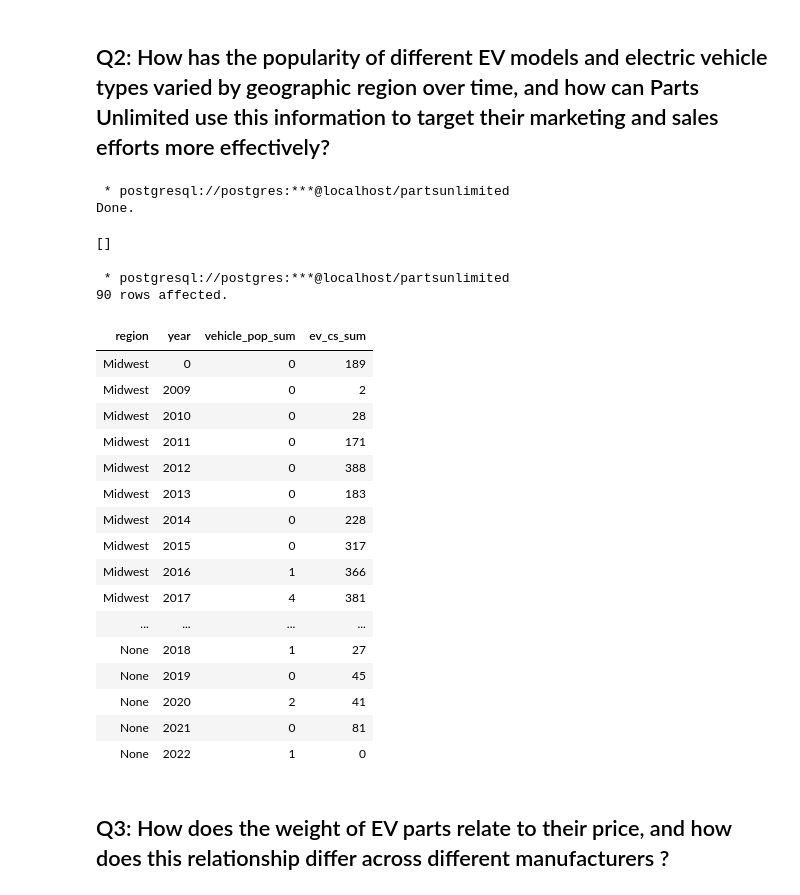
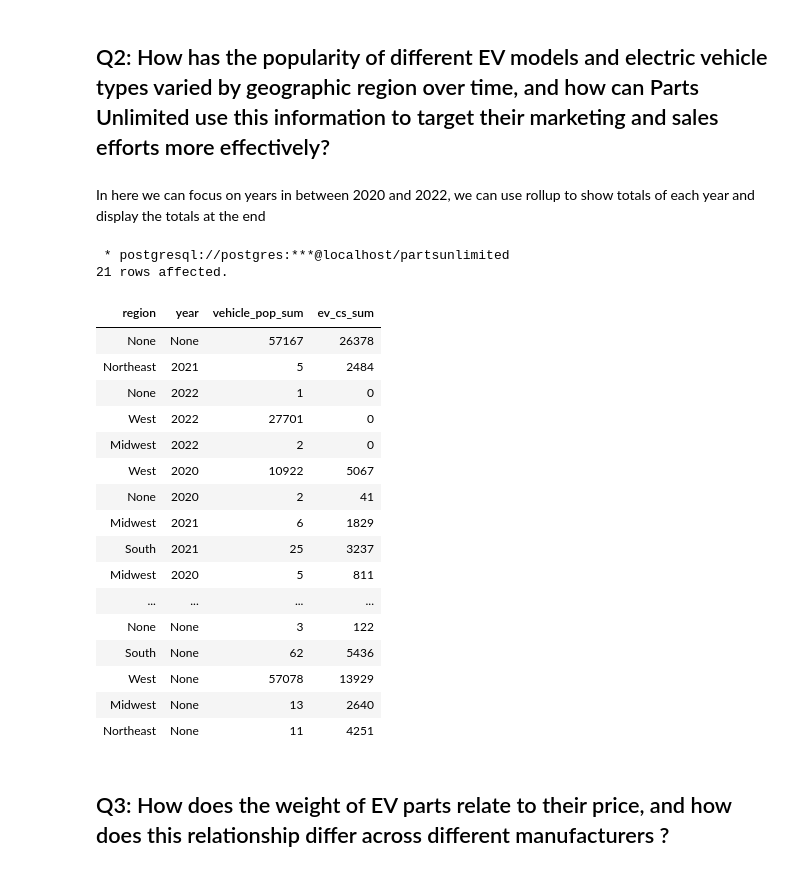
Before and after one commit to hicranA/partsUnlimitedDW, a Jupyter notebook: queries.ipynb, the cells around one changed output. Cells and saved outputs as stored; diff of their text form; code cells hidden in the pictures.

```diff
--- a/queries.ipynb
+++ b/queries.ipynb
@@ -29,45 +29,40 @@ group by l.region;
 | None | 5 | 283 |
 # %% [markdown]
 ## Q2: How has the popularity of different EV models and electric vehicle types varied by geographic region over time, and how can Parts Unlimited use this information to target their marketing and sales efforts more effectively?
-# %%
-%%sql
-
-CREATE EXTENSION tablefunc;
-# %% [output]
- * postgresql://postgres:***@localhost/partsunlimited
-Done.
-[]
+# %% [markdown]
+In here we can focus on years in between 2020 and 2022, we can use rollup to show totals of each year and display the totals at the end
 # %%
 %%sql
-SELECT l.region,d.year,
+SELECT l.region, d.year,
 SUM(ef.vehicle_pop_quantity) AS vehicle_pop_sum,
 SUM(ef.ev_cs_quantity) AS ev_cs_sum
 FROM ev_charginging_facts ef
 JOIN ev_car_populaion ep ON ef.ev_car_pop_id = ep.ev_car_pop_id
 JOIN ev_charging_stations ecs ON ef.ev_cs_dim_id = ecs.ev_cs_dim_id
 JOIN location_dim l ON ef.location_id = l.location_id
 JOIN date_dim d ON ef.date_id = d.date_id
-group by l.region, d.year;
+WHERE d.year BETWEEN 2020 AND 2022
+GROUP BY ROLLUP(l.region, d.year);
 # %% [output]
  * postgresql://postgres:***@localhost/partsunlimited
-90 rows affected.
+21 rows affected.
 | region | year | vehicle_pop_sum | ev_cs_sum |
-| Midwest | 0 | 0 | 189 |
-| Midwest | 2009 | 0 | 2 |
-| Midwest | 2010 | 0 | 28 |
-| Midwest | 2011 | 0 | 171 |
-| Midwest | 2012 | 0 | 388 |
-| Midwest | 2013 | 0 | 183 |
-| Midwest | 2014 | 0 | 228 |
-| Midwest | 2015 | 0 | 317 |
-| Midwest | 2016 | 1 | 366 |
-| Midwest | 2017 | 4 | 381 |
+| None | None | 57167 | 26378 |
+| Northeast | 2021 | 5 | 2484 |
+| None | 2022 | 1 | 0 |
+| West | 2022 | 27701 | 0 |
+| Midwest | 2022 | 2 | 0 |
+| West | 2020 | 10922 | 5067 |
+| None | 2020 | 2 | 41 |
+| Midwest | 2021 | 6 | 1829 |
+| South | 2021 | 25 | 3237 |
+| Midwest | 2020 | 5 | 811 |
 | ... | ... | ... | ... |
-| None | 2018 | 1 | 27 |
-| None | 2019 | 0 | 45 |
-| None | 2020 | 2 | 41 |
-| None | 2021 | 0 | 81 |
-| None | 2022 | 1 | 0 |
+| None | None | 3 | 122 |
+| South | None | 62 | 5436 |
+| West | None | 57078 | 13929 |
+| Midwest | None | 13 | 2640 |
+| Northeast | None | 11 | 4251 |
 # %% [markdown]
 ## Q3: How does the weight of EV parts relate to their price, and how does this relationship differ across different manufacturers ?
 # %% [markdown]
```
Also changed, not shown: parts of 9 cells of this notebook, 1 other file.
